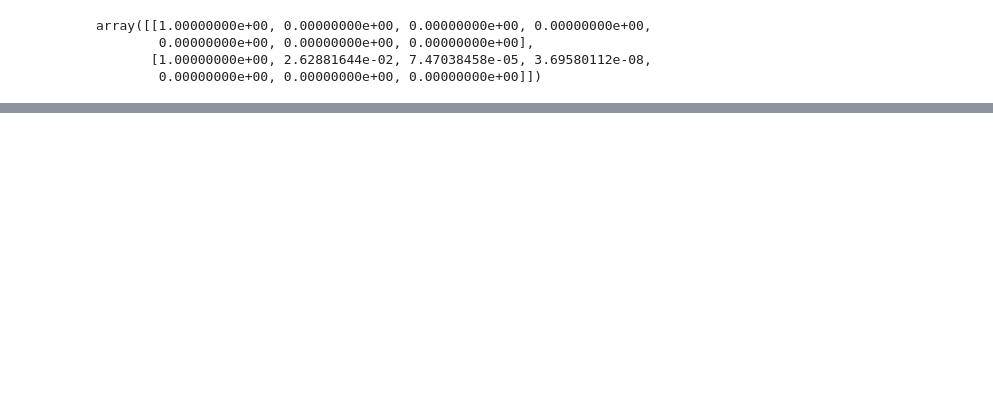
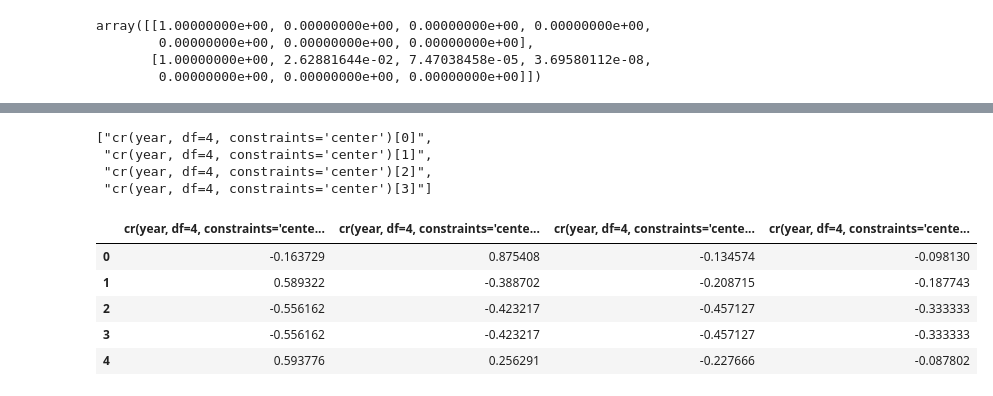
Before and after one commit to Rtavakol/ISLR, a Jupyter notebook: Notebooks/Chapter 7/Lab_Non-linear Modeling.ipynb, the cells around one changed output, grey strips where cells are left out. Drawn from its saved outputs; the diff is of its cells as text; code cells hidden in the pictures; blank space fills up the shorter version.

```diff
--- a/Notebooks/Chapter 7/Lab_Non-linear Modeling.ipynb
+++ b/Notebooks/Chapter 7/Lab_Non-linear Modeling.ipynb
@@ -363,0 +535,18 @@ plt.savefig('Cubic_Splines_knots.png', dpi = 100)
+# %%
+df_year_col = dataset_dm.columns[5:9].tolist()
+df_year_col
+# %% [output]
+["cr(year, df=4, constraints='center')[0]",
+ "cr(year, df=4, constraints='center')[1]",
+ "cr(year, df=4, constraints='center')[2]",
+ "cr(year, df=4, constraints='center')[3]"]
+# %%
+df_year = dataset_dm[df_year_col]
+df_year.head()
+# %% [output]
+|  | cr(year, df=4, constraints='cente... | cr(year, df=4, constraints='cente... | cr(year, df=4, constraints='cente... | cr(year, df=4, constraints='cente... |
+| 0 | -0.163729 | 0.875408 | -0.134574 | -0.098130 |
+| 1 | 0.589322 | -0.388702 | -0.208715 | -0.187743 |
+| 2 | -0.556162 | -0.423217 | -0.457127 | -0.333333 |
+| 3 | -0.556162 | -0.423217 | -0.457127 | -0.333333 |
+| 4 | 0.593776 | 0.256291 | -0.227666 | -0.087802 |
```
Also changed, not shown: parts of 24 cells of this notebook, 1 other file.
